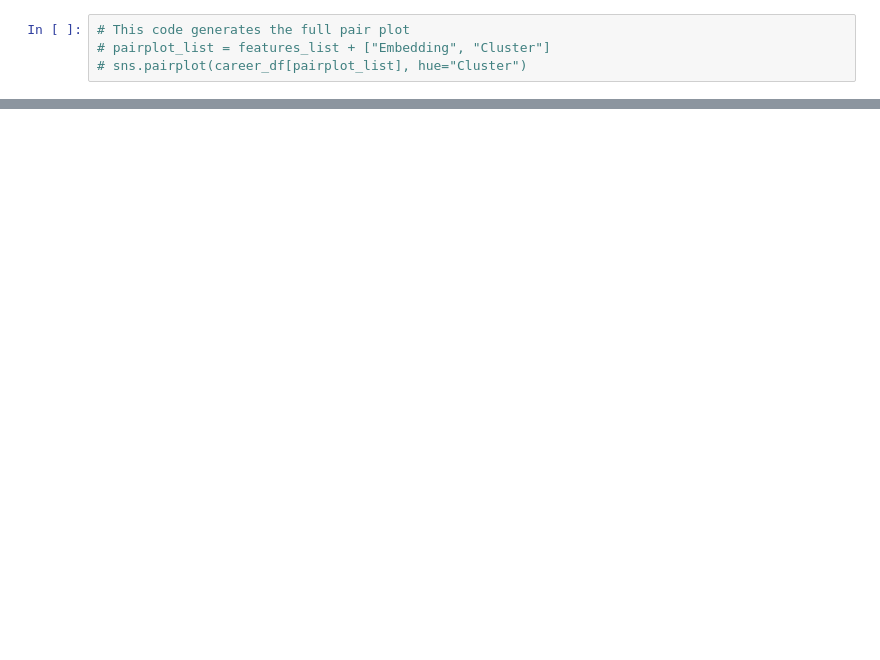
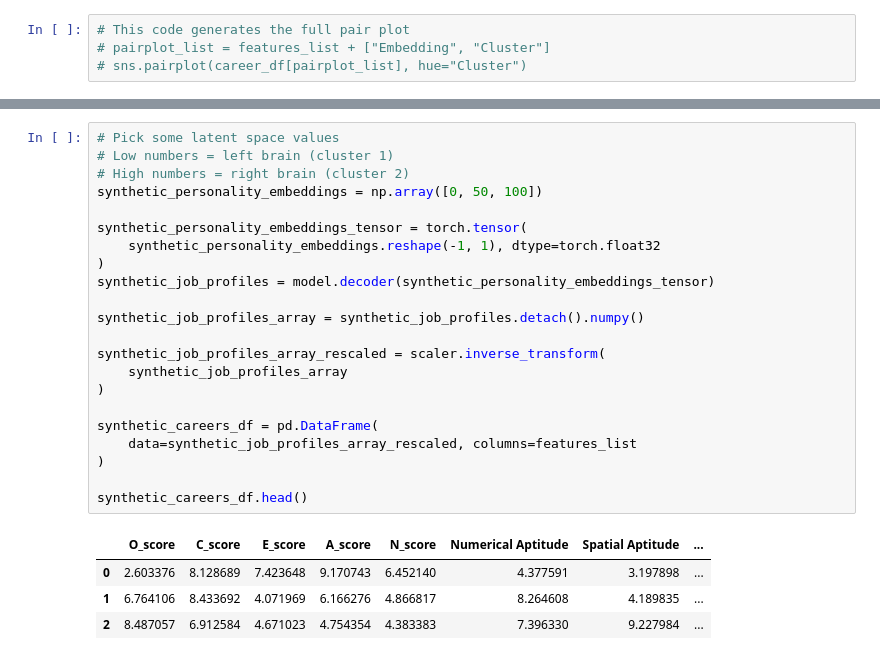
Before and after one commit to ruc-data-viz/2024-spring-class-10, a Jupyter notebook: notebooks/notebook_06_intro_to_pytorch.ipynb, the cells around one changed output, grey strips where cells are left out. Drawn from its saved outputs; the diff is of its cells as text; blank space fills up the shorter version.

```diff
--- a/notebooks/notebook_06_intro_to_pytorch.ipynb
+++ b/notebooks/notebook_06_intro_to_pytorch.ipynb
@@ -425,0 +481,27 @@ TypeError: WordCloud.generate_from_text() got an unexpected keyword argument 'se
+# %%
+# Pick some latent space values
+# Low numbers = left brain (cluster 1)
+# High numbers = right brain (cluster 2)
+synthetic_personality_embeddings = np.array([0, 50, 100])
+
+synthetic_personality_embeddings_tensor = torch.tensor(
+    synthetic_personality_embeddings.reshape(-1, 1), dtype=torch.float32
+)
+synthetic_job_profiles = model.decoder(synthetic_personality_embeddings_tensor)
+
+synthetic_job_profiles_array = synthetic_job_profiles.detach().numpy()
+
+synthetic_job_profiles_array_rescaled = scaler.inverse_transform(
+    synthetic_job_profiles_array
+)
+
+synthetic_careers_df = pd.DataFrame(
+    data=synthetic_job_profiles_array_rescaled, columns=features_list
+)
+
+synthetic_careers_df.head()
+# %% [output]
+|  | O_score | C_score | E_score | A_score | N_score | Numerical Aptitude | Spatial Aptitude | ... |
+| 0 | 2.603376 | 8.128689 | 7.423648 | 9.170743 | 6.452140 | 4.377591 | 3.197898 | ... |
+| 1 | 6.764106 | 8.433692 | 4.071969 | 6.166276 | 4.866817 | 8.264608 | 4.189835 | ... |
+| 2 | 8.487057 | 6.912584 | 4.671023 | 4.754354 | 4.383383 | 7.396330 | 9.227984 | ... |
```
Also changed, not shown: parts of 21 cells of this notebook.
